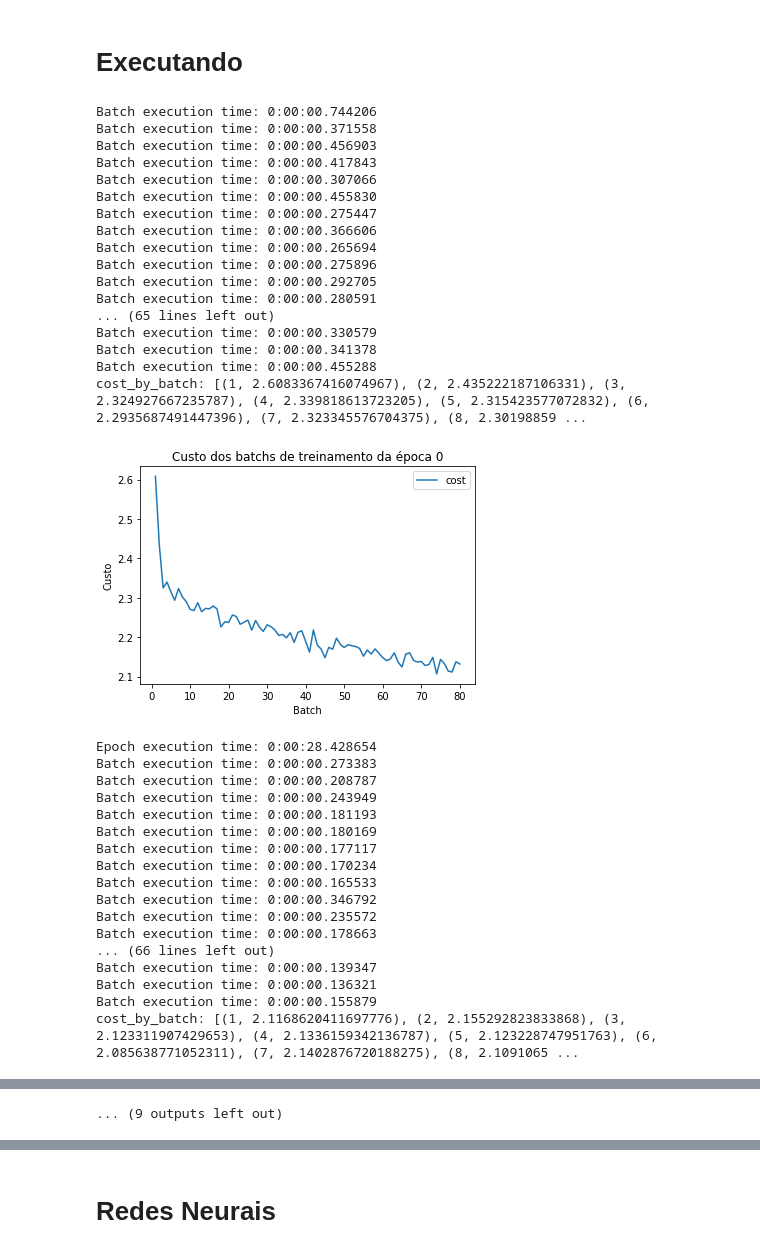
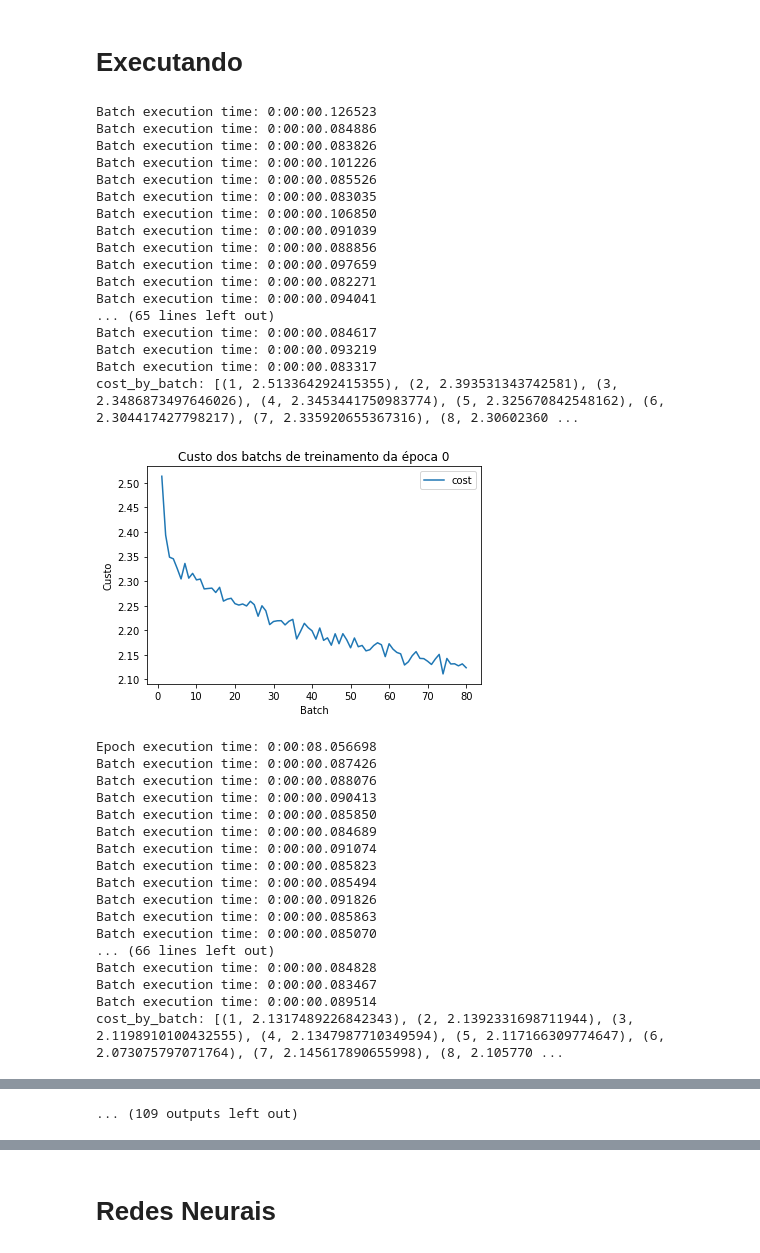
Before and after one commit to gihbatalha/image-categorization-neural-network, a Jupyter notebook: Projeto2.ipynb, the cells around one changed output, grey strips where cells are left out. Cells and saved outputs as stored; diff of their text form; code cells hidden in the pictures.

```diff
--- a/Projeto2.ipynb
+++ b/Projeto2.ipynb
@@ -29,7 +29,7 @@ def transform(conjX,conjY):
 
     vectNormalize = np.vectorize(normalizeXs)
     inputs = vectNormalize(conjX)
-    inputs = adicionaColuna1(inputs)
+#     inputs = adicionaColuna1(inputs)
 
     return (inputs,targets)
 # %% [markdown]
@@ -249,8 +263,9 @@ def train(epochs,weights,learningRate,batchSize,dataSet,batchIterations):
             batchIndex+=1
             cost_by_batch.append((batchIndex, cost))
 
-            if(bestCost == -1 or cost < bestCost):
-                bestCost = cost
+#             if(bestCost == -1 or cost < bestCost):
+            bestCost = cost
+#                 weights = updatedWeights
 
             endTime = datetime.datetime.now()
 
@@ -303,38 +300,40 @@ weights1 = np.array([[-0.00386736, -0.00624009, 0.02668439, -0.00999178, 0.03603
+# %%
+weights1 = get_randomly_initialized_theta(3072,10,345)
 # %%
-(cost_by_epoch_training, weights)= train(10,weights1,0.01,1000,inputs,-1)
+(cost_by_epoch_training, weightsLinearRegression)= train(60,weights1,0.01,1000,inputs,-1)
 # %% [output]
-Batch execution time: 0:00:00.744206
-Batch execution time: 0:00:00.371558
-Batch execution time: 0:00:00.456903
-Batch execution time: 0:00:00.417843
-Batch execution time: 0:00:00.307066
-Batch execution time: 0:00:00.455830
-Batch execution time: 0:00:00.275447
-Batch execution time: 0:00:00.366606
-Batch execution time: 0:00:00.265694
-Batch execution time: 0:00:00.275896
-Batch execution time: 0:00:00.292705
-Batch execution time: 0:00:00.280591
+Batch execution time: 0:00:00.126523
+Batch execution time: 0:00:00.084886
+Batch execution time: 0:00:00.083826
+Batch execution time: 0:00:00.101226
+Batch execution time: 0:00:00.085526
+Batch execution time: 0:00:00.083035
+Batch execution time: 0:00:00.106850
+Batch execution time: 0:00:00.091039
+Batch execution time: 0:00:00.088856
+Batch execution time: 0:00:00.097659
+Batch execution time: 0:00:00.082271
+Batch execution time: 0:00:00.094041
 ... (65 lines left out)
-Batch execution time: 0:00:00.330579
-Batch execution time: 0:00:00.341378
-Batch execution time: 0:00:00.455288
-cost_by_batch: [(1, 2.6083367416074967), (2, 2.435222187106331), (3, 2.324927667235787), (4, 2.339818613723205), (5, 2.315423577072832), (6, 2.2935687491447396), (7, 2.323345576704375), (8, 2.30198859 ...
+Batch execution time: 0:00:00.084617
+Batch execution time: 0:00:00.093219
+Batch execution time: 0:00:00.083317
+cost_by_batch: [(1, 2.513364292415355), (2, 2.393531343742581), (3, 2.3486873497646026), (4, 2.3453441750983774), (5, 2.325670842548162), (6, 2.304417427798217), (7, 2.335920655367316), (8, 2.30602360 ...
-[figure, old version]
+[figure, new version]
-Epoch execution time: 0:00:28.428654
-Batch execution time: 0:00:00.273383
-Batch execution time: 0:00:00.208787
-Batch execution time: 0:00:00.243949
-Batch execution time: 0:00:00.181193
-Batch execution time: 0:00:00.180169
-Batch execution time: 0:00:00.177117
-Batch execution time: 0:00:00.170234
-Batch execution time: 0:00:00.165533
-Batch execution time: 0:00:00.346792
-Batch execution time: 0:00:00.235572
-Batch execution time: 0:00:00.178663
+Epoch execution time: 0:00:08.056698
+Batch execution time: 0:00:00.087426
+Batch execution time: 0:00:00.088076
+Batch execution time: 0:00:00.090413
+Batch execution time: 0:00:00.085850
+Batch execution time: 0:00:00.084689
+Batch execution time: 0:00:00.091074
+Batch execution time: 0:00:00.085823
+Batch execution time: 0:00:00.085494
+Batch execution time: 0:00:00.091826
+Batch execution time: 0:00:00.085863
+Batch execution time: 0:00:00.085070
 ... (66 lines left out)
-Batch execution time: 0:00:00.139347
-Batch execution time: 0:00:00.136321
-Batch execution time: 0:00:00.155879
-cost_by_batch: [(1, 2.1168620411697776), (2, 2.155292823833868), (3, 2.123311907429653), (4, 2.1336159342136787), (5, 2.123228747951763), (6, 2.085638771052311), (7, 2.1402876720188275), (8, 2.1091065 ...
+Batch execution time: 0:00:00.084828
+Batch execution time: 0:00:00.083467
+Batch execution time: 0:00:00.089514
+cost_by_batch: [(1, 2.1317489226842343), (2, 2.1392331698711944), (3, 2.1198910100432555), (4, 2.1347987710349594), (5, 2.117166309774647), (6, 2.073075797071764), (7, 2.145617890655998), (8, 2.105770 ...
@@ -414,4 +413,4 @@ cost_by_batch: [(1, 1.9851646028424776), (2, 2.0121609062051173), (3, 1.99008292
-... (9 outputs left out)
+... (109 outputs left out)
 # %%
 plot_cost_train_val_by_epoch(cost_by_epoch_training)
 # %% [output]
```
Also changed, not shown: parts of 21 cells of this notebook.
